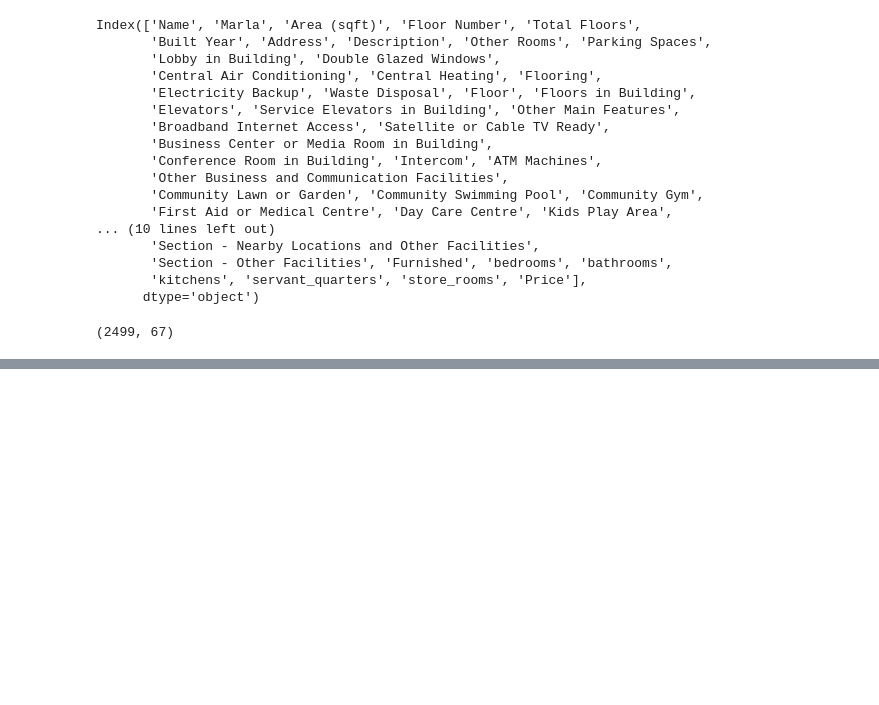
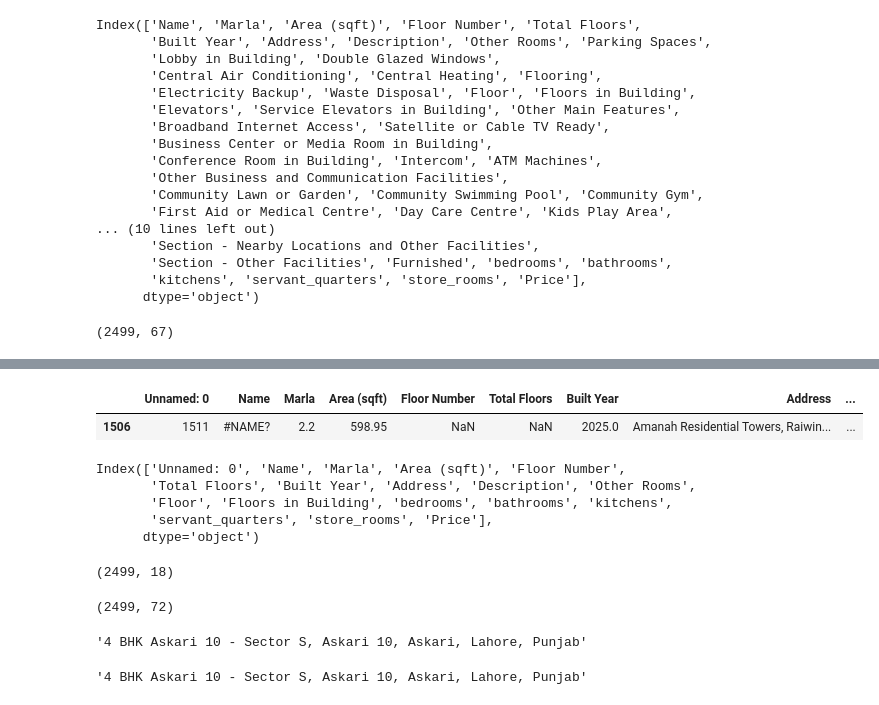
Before and after one commit to zeeshanAhmed2798/real-estate-ml-project, a Jupyter notebook: Data Cleaning/lahore_flats_cleaning.ipynb, the cells around one changed output, grey strips where cells are left out. Saved outputs shown, nothing was run; the diff lists cells and outputs as text; code cells hidden in the pictures; blank space fills up the shorter version.

```diff
--- a/Data Cleaning/lahore_flats_cleaning.ipynb
+++ b/Data Cleaning/lahore_flats_cleaning.ipynb
@@ -589,0 +680,31 @@ df.to_csv("1st_video_done_flats_cleaning.csv")
+# %%
+drop_cols = [
+    "Parking Spaces", "Lobby in Building", "Double Glazed Windows",
+    "Central Air Conditioning", "Central Heating", "Flooring",
+    "Electricity Backup", "Waste Disposal", "Floor",
+    "Floors in Building", "Elevators", "Service Elevators in Building",
+    "Other Main Features", "Broadband Internet Access",
+    "Satellite or Cable TV Ready",
+    "Business Center or Media Room in Building",
+    "Conference Room in Building", "Intercom", "ATM Machines",
+    "Other Business and Communication Facilities",
+    "Community Lawn or Garden", "Community Swimming Pool",
+    "Community Gym", "First Aid or Medical Centre", "Day Care Centre",
+    "Kids Play Area", "Barbeque Area", "Mosque", "Community Centre",
+    "Other Community Facilities", "Sauna", "Jacuzzi",
+    "Other Healthcare and Recreation Facilities", "Nearby Schools",
+    "Nearby Hospitals", "Nearby Shopping Malls", "Nearby Restaurants",
+    "Distance From Airport (kms)", "Nearby Public Transport Service",
+    "Other Nearby Places", "Maintenance Staff", "Security Staff",
+    "Laundry or Dry Cleaning Facility", "Facilities for Disabled",
+    "Pets Allowed", "Other Facilities", "Furnished",
+    "Communal/Shared Kitchen", "Built in year", "Pets Not Allowed",
+    "Possesion", "Corner", "Park Facing", "Disputed", "File",
+    "Balloted", "Sewerage", "Electricity", "Water Supply", "Sui Gas",
+    "Boundary Wall",
+]
+
+keep = {"Floor", "Floors in Building", "Built in year"}
+drop_cols = [c for c in drop_cols if c not in keep]
+
+df = df.drop(columns=drop_cols, errors="ignore")
@@ -589,0 +723,39 @@ df.to_csv("1st_video_done_flats_cleaning.csv")
+# %%
+df = df.drop(columns=[
+    "Section - Rooms",
+    "Section - Main Features",
+    "Section - Business and Communication",
+    "Section - Community Features",
+    "Section - Healthcare Recreational",
+    "Section - Nearby Locations and Other Facilities",
+    "Section - Other Facilities",
+], errors="ignore")
+# %%
+df.sample(1)
+# %% [output]
+|  | Unnamed: 0 | Name | Marla | Area (sqft) | Floor Number | Total Floors | Built Year | Address | ... |
+| 1506 | 1511 | #NAME? | 2.2 | 598.95 | NaN | NaN | 2025.0 | Amanah Residential Towers, Raiwin... | ... |
+# %%
+df.columns
+# %% [output]
+Index(['Unnamed: 0', 'Name', 'Marla', 'Area (sqft)', 'Floor Number',
+       'Total Floors', 'Built Year', 'Address', 'Description', 'Other Rooms',
+       'Floor', 'Floors in Building', 'bedrooms', 'bathrooms', 'kitchens',
+       'servant_quarters', 'store_rooms', 'Price'],
+      dtype='object')
+# %%
+df.shape
+# %% [output]
+(2499, 18)
+# %%
+df1.shape
+# %% [output]
+(2499, 72)
+# %%
+df1.iloc[900]['Name']
+# %% [output]
+'4 BHK Askari 10 - Sector S, Askari 10, Askari, Lahore, Punjab'
+# %%
+df.iloc[900]['Name']
+# %% [output]
+'4 BHK Askari 10 - Sector S, Askari 10, Askari, Lahore, Punjab'
```
Also changed, not shown: parts of 59 cells of this notebook, 6 other files.
